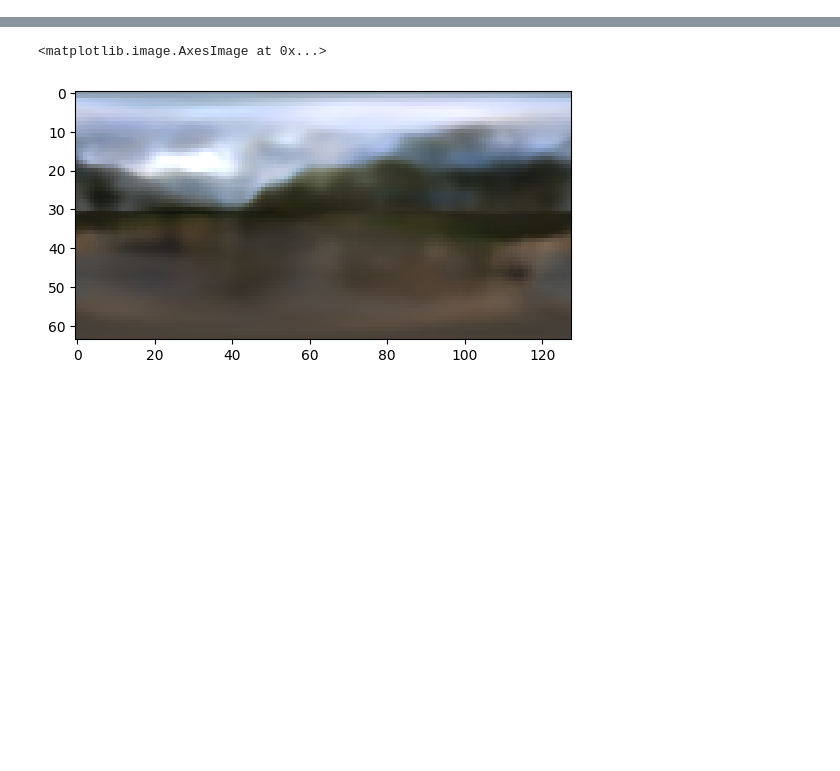
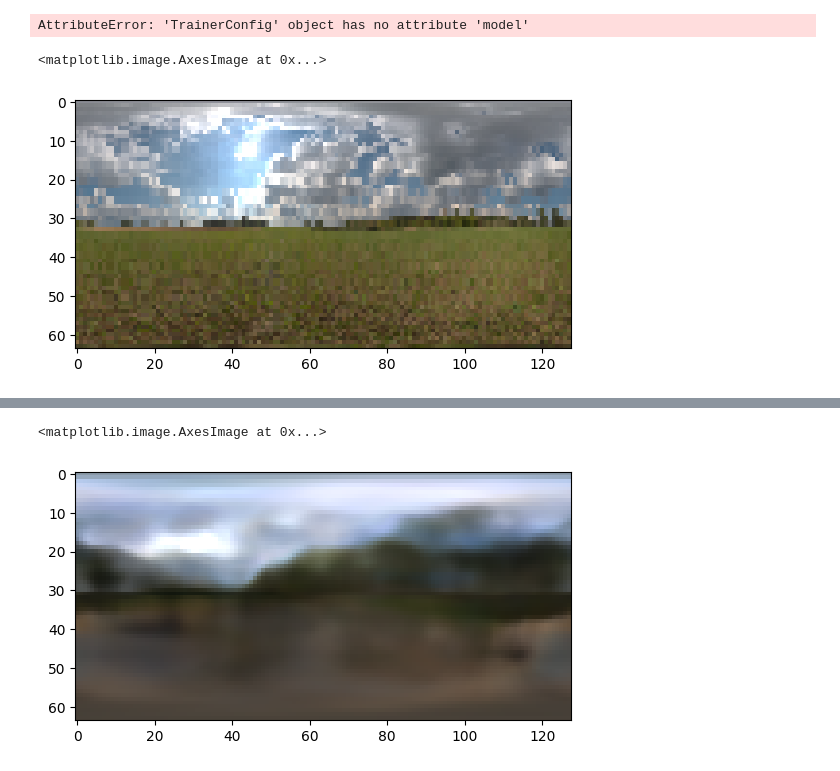
Before and after one commit to JADGardner/ns_reni, a Jupyter notebook: reni/notebooks/reni_tests.ipynb, the cells around one changed output, grey strips where cells are left out. Cells and saved outputs as stored; diff of their text form; code cells hidden in the pictures; blank space fills up the shorter version.

Commit message:
adding gradient loss

```diff
--- a/reni/notebooks/reni_tests.ipynb
+++ b/reni/notebooks/reni_tests.ipynb
@@ -101,0 +1,78 @@ RuntimeError: Error(s) in loading state_dict for RENIModel:
+# %%
+import os
+import torch
+import matplotlib.pyplot as plt
+import numpy as np
+from pathlib import Path
+from nerfstudio.cameras.rays import RaySamples, Frustums
+
+from reni.reni_config import RENIField
+from reni.field_components.field_heads import RENIFieldHeadNames
+from reni.data.reni_datamanager import RENIDataManager
+from reni.utils.utils import find_nerfstudio_project_root, rot_z
+from reni.utils.colourspace import linear_to_sRGB
+
+# setup config
+test_mode = 'val'
+world_size = 1
+local_rank = 0
+device = 'cuda:0'
+
+project_root = find_nerfstudio_project_root(Path(os.getcwd()))
+# set current working directory to nerfstudio project root
+os.chdir(project_root)
+
+reni_ckpt_path = 'outputs/unnamed/reni/2023-08-07_154753/' # model without vis
+step = 50000
+
+ckpt = torch.load(reni_ckpt_path + '/nerfstudio_models' + f'/step-{step:09d}.ckpt', map_location=device)
+reni_model_dict = {}
+for key in ckpt['pipeline'].keys():
+    if key.startswith('_model.'):
+        reni_model_dict[key[7:]] = ckpt['pipeline'][key]
+
+reni_field_config = RENIField.config
+# reni_field_config.pipeline.datamanager.full_image_per_batch = True
+# reni_field_config.pipeline.datamanager.number_of_images_per_batch = 1
+
+include_gradients = reni_field_config.pipeline.model.loss_inclusions['scale_inv_grad_loss']
+
+datamanager: RENIDataManager = reni_field_config.pipeline.datamanager.setup(
+    device=device, test_mode=test_mode, world_size=world_size, local_rank=local_rank, include_gradients=include_gradients
+)
+datamanager.to(device)
+
+num_train_data = datamanager.num_train
+num_eval_data = datamanager.num_eval
+
+# instantiate model with config with vis
+model = reni_field_config.pipeline.model.setup(
+    scene_box=datamanager.train_dataset.scene_box,
+    num_train_data=num_train_data,
+    num_eval_data=num_eval_data,
+    metadata=datamanager.train_dataset.metadata,
+)
+
+model.to(device)
+model.load_state_dict(reni_model_dict)
+model.eval()
+
+print('Model loaded')
+# %% [output]
+AttributeError: 'TrainerConfig' object has no attribute 'model'
+# %%
+image_batch = next(datamanager.iter_train_image_dataloader)
+assert datamanager.train_pixel_sampler is not None
+assert isinstance(image_batch, dict)
+batch = datamanager.train_pixel_sampler.sample(image_batch)
+ray_indices = batch["indices"]
+ray_bundle = datamanager.train_ray_generator(ray_indices)
+# %%
+image = batch['image']
+image = torch.exp(image)
+image = linear_to_sRGB(image, use_quantile=True)
+image = image.reshape(64, 128, 3).cpu().numpy()
+plt.imshow(image)
+# %% [output]
+<matplotlib.image.AxesImage at 0x...>
+[figure, added]
```
Also changed, not shown: parts of 7 cells of this notebook, 7 other files.
